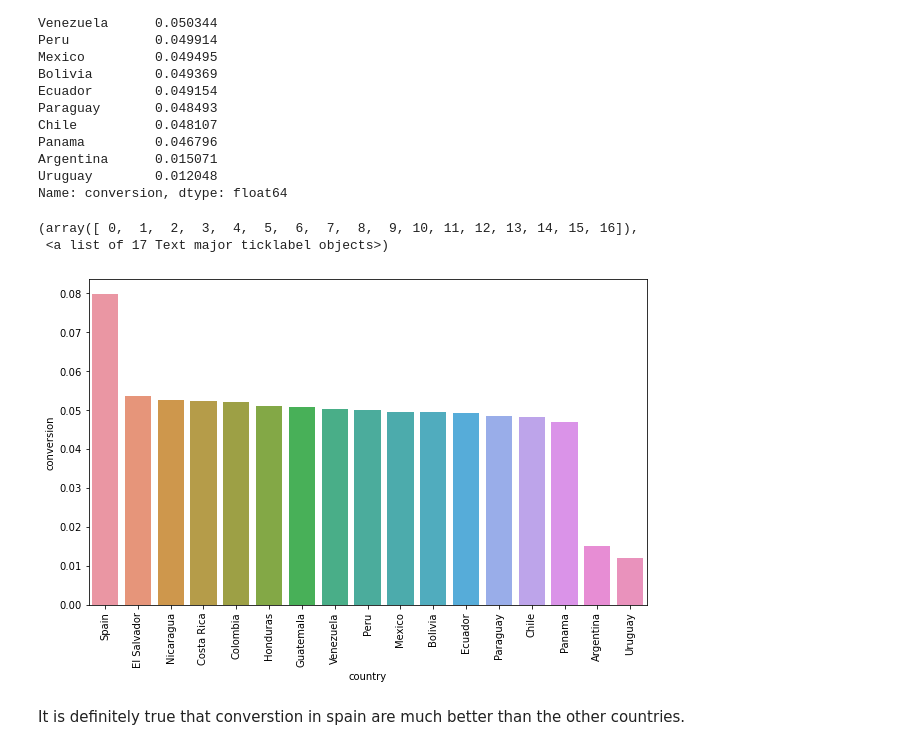
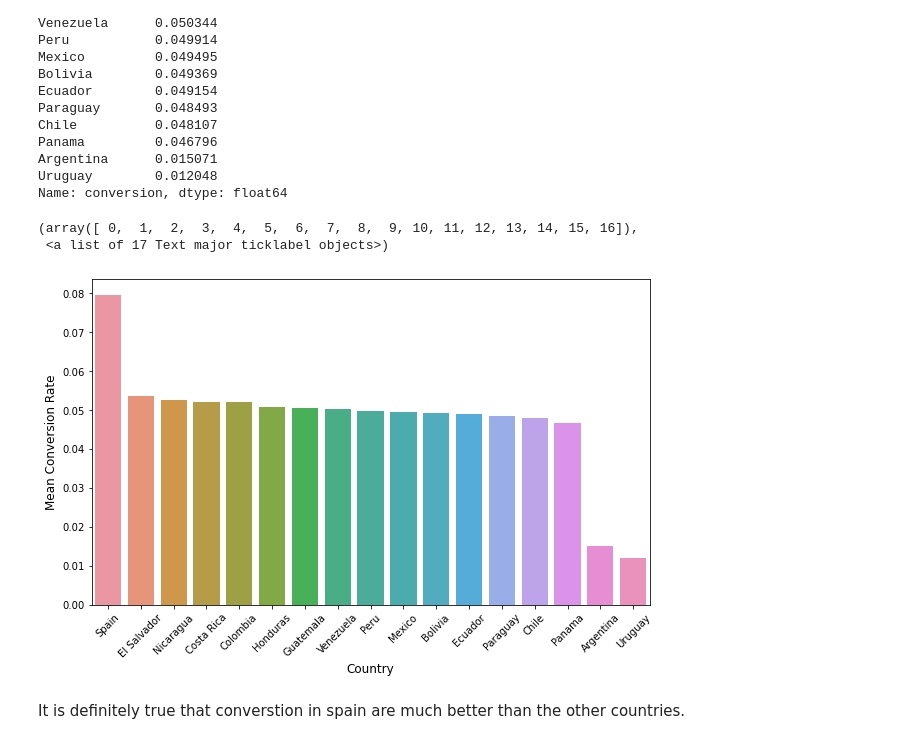
Before and after one commit to Aliciaworld/DS-TakeHomeChallenges, a Jupyter notebook: 02. Spanish Translation AB Test.ipynb, the cells around one changed output. Saved outputs shown, nothing was run; the diff lists cells and outputs as text; code cells hidden in the pictures.

```diff
--- a/02. Spanish Translation AB Test.ipynb
+++ b/02. Spanish Translation AB Test.ipynb
@@ -147,14 +149,16 @@ Name: conversion, dtype: float64
 # %%
 # Visualization of grouby_country
 plt.figure(figsize=(10,6))
 groupby_country=groupby_country.reset_index()
 
 sns.barplot(x='country',y='conversion',data=groupby_country)
-plt.xticks(rotation=90)
+plt.xlabel('Country',fontsize=12)
+plt.ylabel('Mean Conversion Rate',fontsize=12)
+plt.xticks(rotation=45)
 # %% [output]
 (array([ 0,  1,  2,  3,  4,  5,  6,  7,  8,  9, 10, 11, 12, 13, 14, 15, 16]),
  <a list of 17 Text major ticklabel objects>)
-[figure, old version]
+[figure, new version]
 # %% [markdown]
 It is definitely true that converstion in spain are much better than the other countries.
 # %%
```
Also changed, not shown: parts of 8 cells of this notebook.
